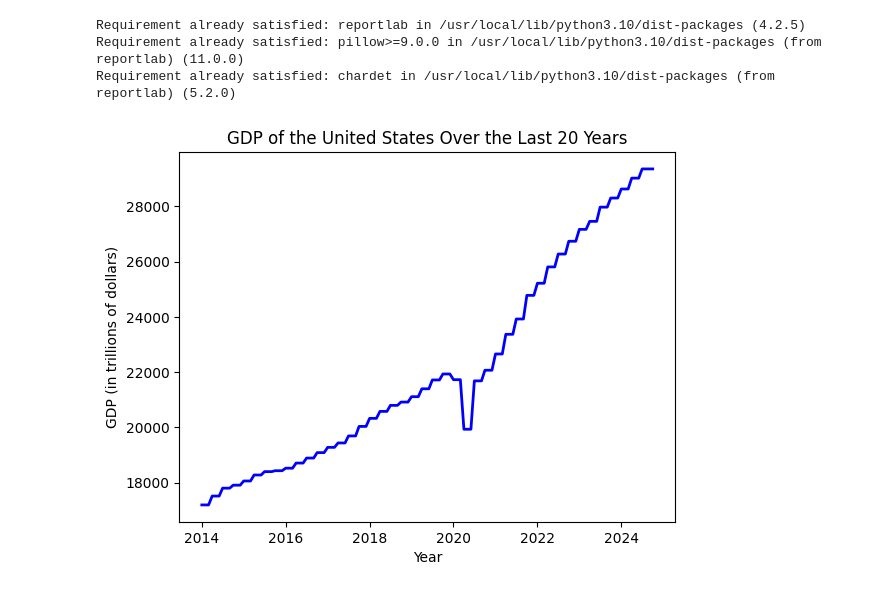
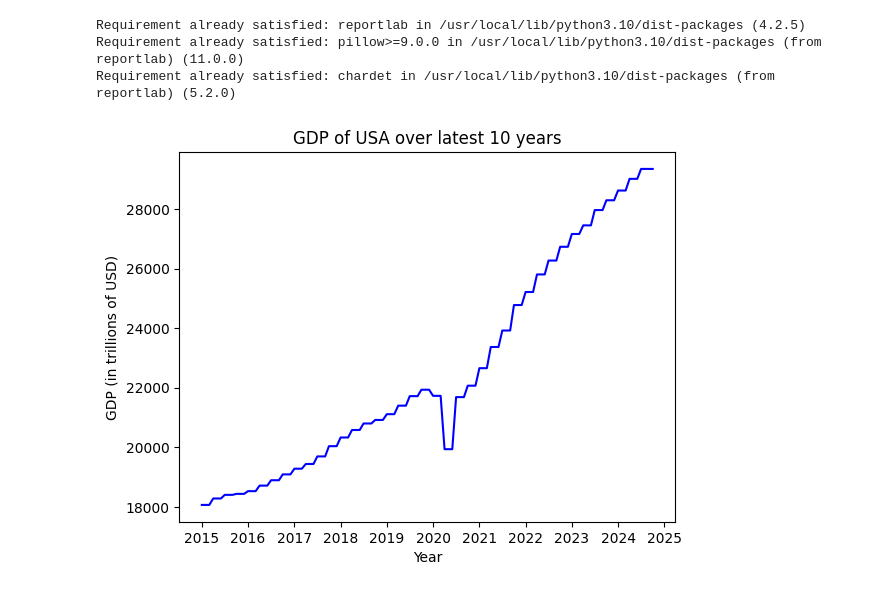
Before and after one commit to patrickjlong1/python-tutorials, a Jupyter notebook: pdf_with_reportlab.ipynb, the cells around one changed output. Saved outputs shown, nothing was run; the diff lists cells and outputs as text; code cells hidden in the pictures.

```diff
--- a/pdf_with_reportlab.ipynb
+++ b/pdf_with_reportlab.ipynb
@@ -1,73 +1,85 @@
 # %%
 !pip install reportlab
-# And Import other necessary modules too
 import pandas as pd
 import pandas_datareader as pdr
 import matplotlib.pyplot as plt
 from datetime import datetime
 from dateutil.relativedelta import relativedelta
 from reportlab.pdfgen import canvas
 from reportlab.pdfbase import pdfmetrics
-from reportlab.pdfbase.ttfonts import TTFont
+from reportlab.platypus import Table, TableStyle
 from reportlab.lib import colors
+from reportlab.lib.pagesizes import letter
 
-# Define observation period
-observation_start = "2014-01-01"
-#observation_end = "2024-01-01"
+observation_start = "2015-01-01"
+#observation_end = "2024-09-01"
 observation_end = (datetime.now().replace(day=1) + relativedelta(months=1) - relativedelta(days=1)).strftime("%Y-%m-%d")
 
-# Get data from FRED
-data = pdr.DataReader(["GDP", "UNRATE"], "fred", observation_start, observation_end)
+#retrieve the data from FRED using pdr
+data = pdr.DataReader(["GDP","UNRATE"], "fred", observation_start, observation_end)
 
-# Add a Year column
-data['Year'] = data.index.strftime('%Y')
-
-# Fill NaN values by forward-filling within each quarter
+#let's Add a Year column for the chart we paln to make
+data['year'] = data.index.strftime("%Y")
+#filling Nan values with ffill() for quartely GDP data
 data['GDP'] = data['GDP'].ffill()
 
-# Create tables of data
-gdp_table = data[["Year", "GDP"]].set_index("Year").round(2)
-unemployment_table = data[["Year", "UNRATE"]].set_index("Year").round(2)
+#creating table for the data and getting the column order from Jan to Dec
+unemployment_data = data[['UNRATE']].copy()
+unemployment_data['year'] = data.index.year.astype(int)
+unemployment_data['month'] = data.index.strftime("%b")
+unemployment_table = unemployment_data.pivot(index='year', columns='month',values='UNRATE')
+month_order = ['Jan','Feb','Mar','Apr','May','Jun','Jul','Aug','Sep','Oct','Nov','Dec']
+unemployment_table = unemployment_table.reindex(columns=month_order)
 
-# Plot GDP data
-plt.plot(data.index, data["GDP"], color="blue", linewidth=2)
-plt.xlabel("Year")
-plt.ylabel("GDP (in trillions of dollars)")
-plt.title("GDP of the United States Over the Last 20 Years")
+#plot GDP w/ matplotlib
+plt.plot(data.index, data['GDP'], color='blue')
+plt.xlabel('Year')
+plt.ylabel('GDP (in trillions of USD)')
+plt.title('GDP of USA over latest 10 years')
 
-# Save the chart
+#saving the chart
 gdp_chart = "gdp_chart.png"
 plt.savefig(gdp_chart)
-plt.show()  # Show the plot to verify
+#plt.show() #uncomment to check it out
 
+#Now let's create the pdf document
+doc = canvas.Canvas("us_economy.pdf", pagesize=letter)
+width, height = letter
 
-# Create a new PDF document
-doc = canvas.Canvas("us_economy.pdf")
+#add title to document
+doc.setTitle("US Economy Over the Latest 10 years")
+doc.setFont('Helvetica', 24)
+doc.drawString(100, height - 50, 'US Economy Over the Latest 10 years')
 
-# Add a title to the document
-doc.setTitle("US Economy Over the Last 20 Years")
+#Add GDP chart we made earlier
+doc.drawImage(gdp_chart, 100, height - 300, width=400, height=200)
 
-# Add text to the document
-doc.setFont("Helvetica", 24)
-doc.drawString(100, 750, "US Economy Over the Last 20 Years")
+#Add unemp rate table
+doc.setFont('Helvetica', 12)
+doc.drawString(200, height - 350, 'Unemployment Rate by Year and Month')
 
-# Add tables to the document
-doc.setFont("Helvetica", 12)
-doc.drawString(100, 700, "GDP (in trillions of dollars)")
-doc.drawString(100, 680, "Unemployment Rate")
+#convert unmep table df to a list for Reportlab table and set column widths
+table_data = [['year'] + month_order]
+table_data += [[int(col[0])] + col[1:] for col in unemployment_table.reset_index().values.tolist()]
 
-# Use Pandas to create tables of data
-gdp_table.to_string()
+col_widths = [60] + 12 * [30] #60 for the year and 30 for months columns
 
-unemployment_table.to_string()
+#create and style the table
+table = Table(table_data, colWidths=col_widths)
+table.setStyle(TableStyle([
+    ('BACKGROUND', (0,0),(-1,0), colors.grey),
+    ('ALIGN', (0,0),(-1,0), 'CENTER'),
+    ('GRID', (0,0),(-1,-1),1, colors.black)
+]))
 
-# Add charts to the document
-doc.drawImage(gdp_chart, 100, 500, width=400, height=200)
+#position table below chart
+table.wrapOn(doc, width, height)
+table.drawOn(doc, 100, height - 550)
 
-# Save the PDF document
+#save the pdf
 doc.save()
 # %% [output]
 Requirement already satisfied: reportlab in /usr/local/lib/python3.10/dist-packages (4.2.5)
 Requirement already satisfied: pillow>=9.0.0 in /usr/local/lib/python3.10/dist-packages (from reportlab) (11.0.0)
 Requirement already satisfied: chardet in /usr/local/lib/python3.10/dist-packages (from reportlab) (5.2.0)
-[figure, old version]
+[figure, new version]
```
Also changed, not shown: parts of 2 cells of this notebook.
